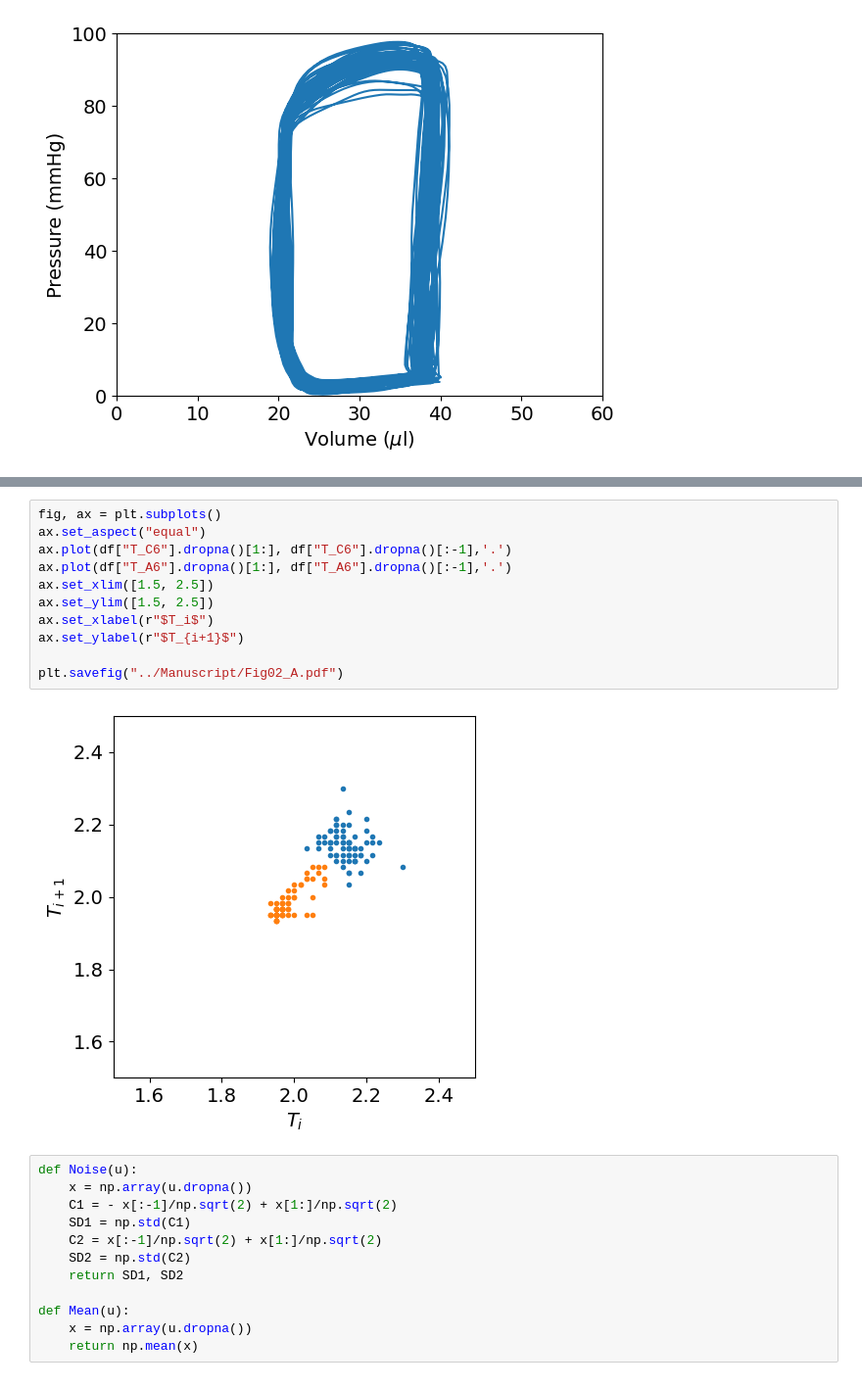
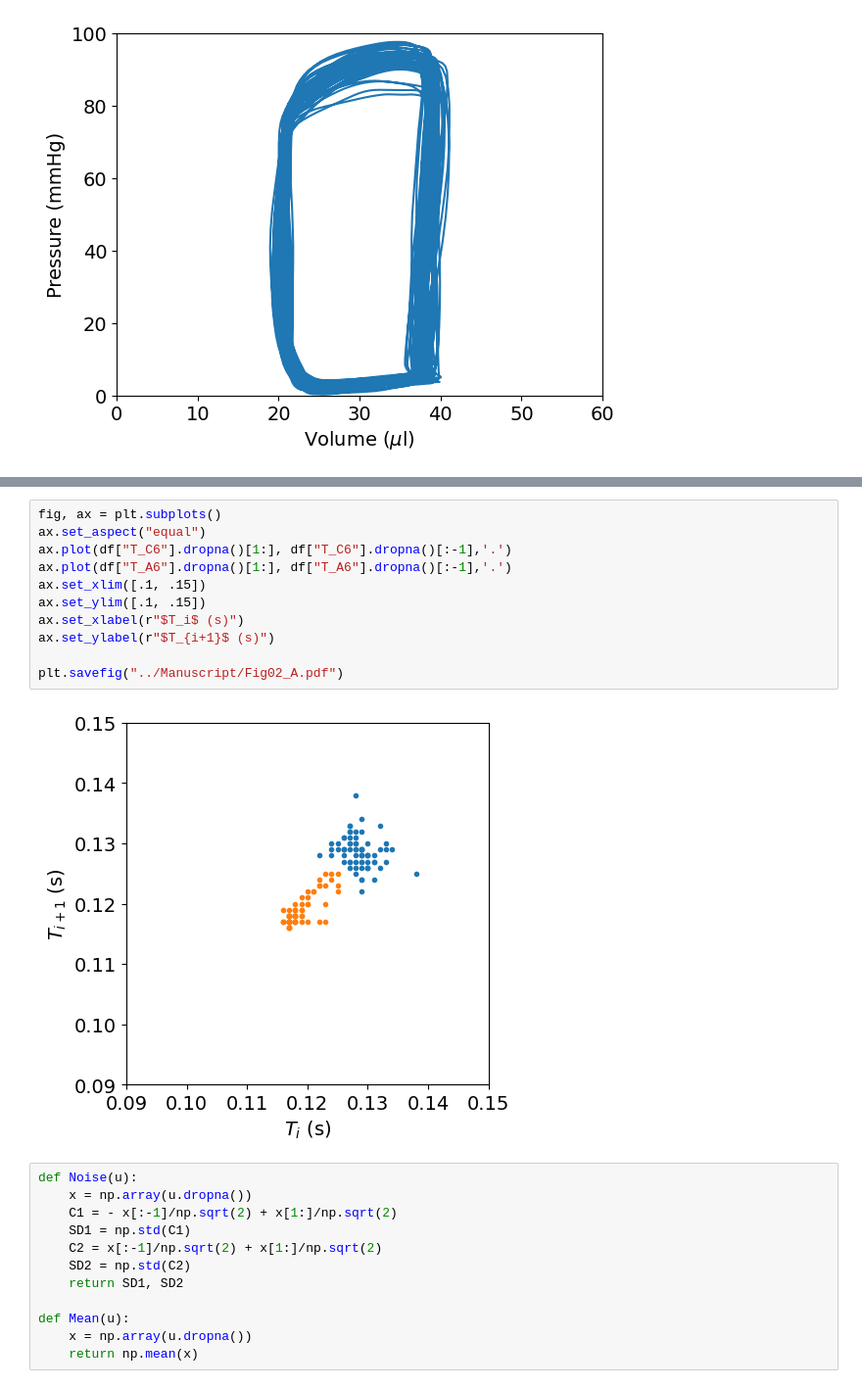
Before and after one commit to moises-santillan/HeartVariability, a Jupyter notebook: Code/HeartVariability.ipynb, the cells around one changed output, grey strips where cells are left out. Shown at 98% size. Drawn from its saved outputs; the diff is of its cells as text.

```diff
--- a/Code/HeartVariability.ipynb
+++ b/Code/HeartVariability.ipynb
@@ -74,16 +74,16 @@ df
 # %%
 fig, ax = plt.subplots()
 ax.set_aspect("equal")
 ax.plot(df["T_C6"].dropna()[1:], df["T_C6"].dropna()[:-1],'.')
 ax.plot(df["T_A6"].dropna()[1:], df["T_A6"].dropna()[:-1],'.')
-ax.set_xlim([1.5, 2.5])
-ax.set_ylim([1.5, 2.5])
-ax.set_xlabel(r"$T_i$")
-ax.set_ylabel(r"$T_{i+1}$")
+ax.set_xlim([.1, .15])
+ax.set_ylim([.1, .15])
+ax.set_xlabel(r"$T_i$ (s)")
+ax.set_ylabel(r"$T_{i+1}$ (s)")
 
 plt.savefig("../Manuscript/Fig02_A.pdf")
 # %% [output]
-[figure, old version]
+[figure, new version]
 # %%
 def Noise(u):
     x = np.array(u.dropna())
```
Also changed, not shown: parts of 10 cells of this notebook, 14 other files.
